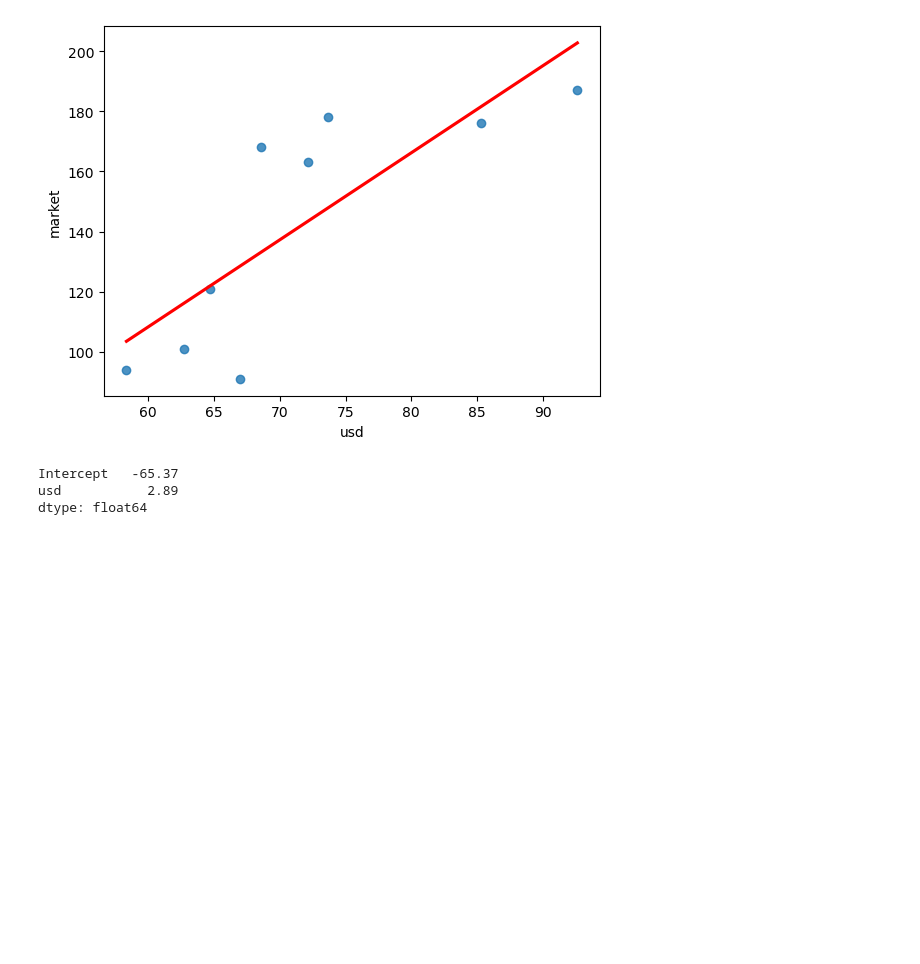
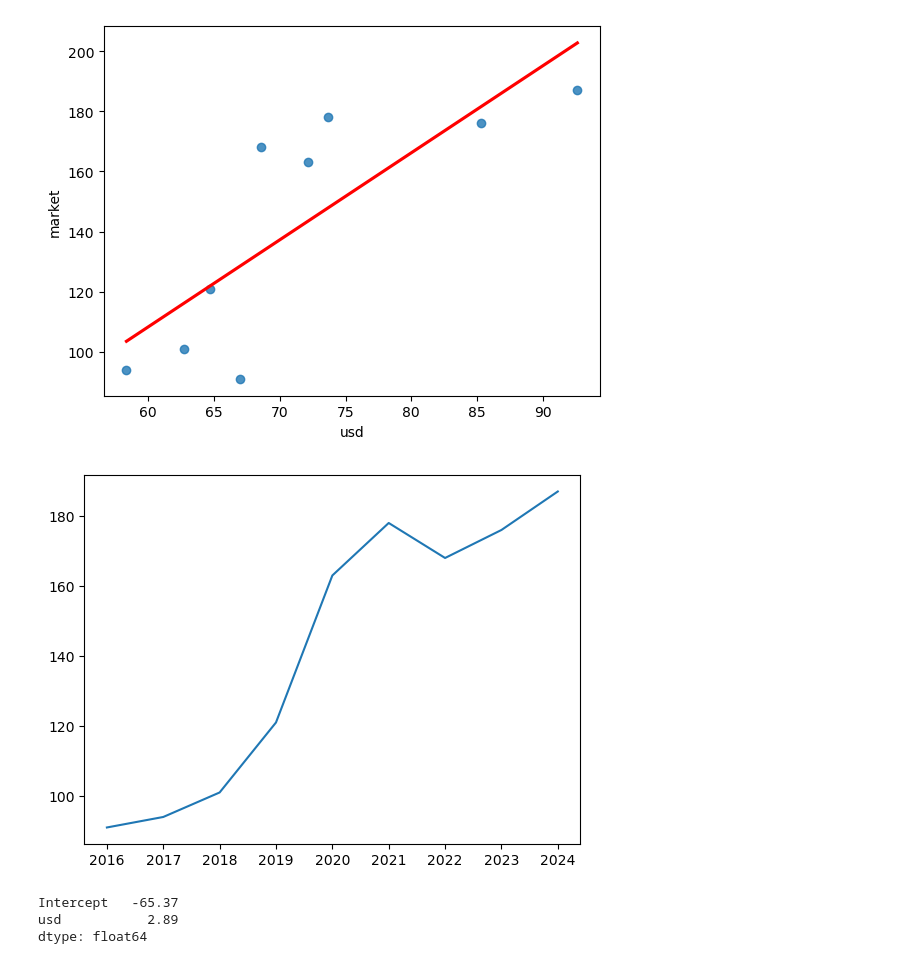
Before and after one commit to timoteolake/FinancialEconometrics, a Jupyter notebook: russian_gaming.ipynb, the cells around one changed output. Saved outputs shown, nothing was run; the diff lists cells and outputs as text; code cells hidden in the pictures; blank space fills up the shorter version.

```diff
--- a/russian_gaming.ipynb
+++ b/russian_gaming.ipynb
@@ -46,6 +46,11 @@ sns.regplot(data=df, x='usd', y='market', ci=None, line_kws={"color": "r"})
 # %% [output]
 <Axes: xlabel='usd', ylabel='market'>
 [figure]
+# %%
+plt.plot(df['year'],df['market'])
+plt.show()
+# %% [output]
+[figure, added]
 # %%
 fitted_line = smf.ols(formula='market~usd', data=df).fit()
 fitted_line.params.round(2)
```
Also changed, not shown: parts of 10 cells of this notebook.
